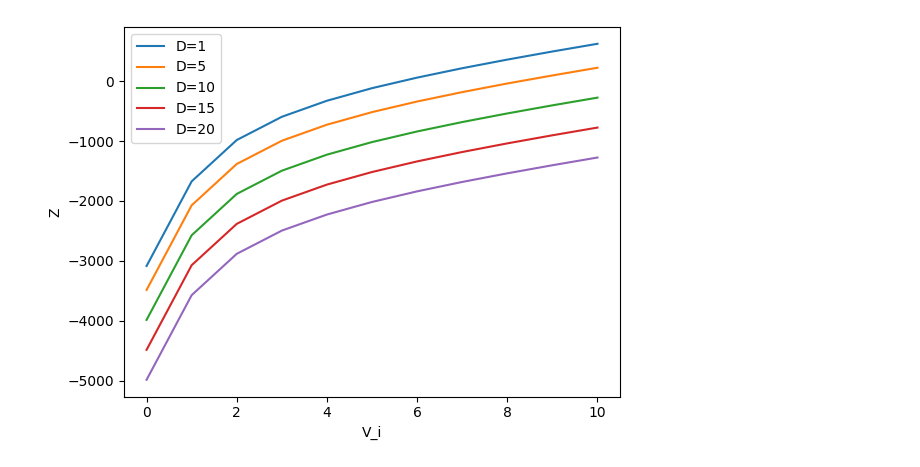
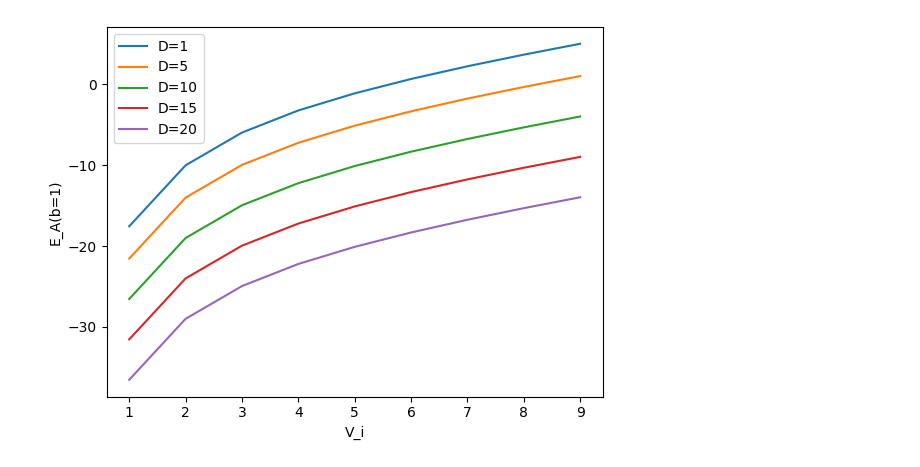
Before and after one commit to PreyeaRegmi/GT, a Jupyter notebook: TSC_Analysis.ipynb, the cells around one changed output. Drawn from its saved outputs; the diff is of its cells as text; code cells hidden in the pictures.

```diff
--- a/TSC_Analysis.ipynb
+++ b/TSC_Analysis.ipynb
@@ -260,42 +268,38 @@ plt.show()
 # %%
 import numpy as np
 import matplotlib.pyplot as plt
 
 # Fig. 12. The impact of Vi and D on the ith target’s benefit.
 
 np.random.seed(42)  # Set seed for reproducibility
 
 u = 200
-Cd = 1
-T = 2
-F = 6
-D_values = [1, 5, 10, 15, 20]
-p0 = 0.3
-p1 = 0.4
+R = 27.1447
+A = 0.0052
 
-X = np.arange(0, 11, 1)
 
-V = 100 * np.random.rand(100)
-R = 60 * np.random.rand(100)
-A = 0.01 * np.random.rand(100)
+Fi = defaultdict(list)
+Ei = defaultdict(list)
 
-sum1 = np.zeros(100)
-Y = np.zeros_like(X)
+# Define realistic ranges for the variables
+D_range = [1,5, 10, 15, 20]  # Updated range for B
+V_Range = range(1,10,1) # Updated range for B
 
+for D in D_range:
+    for V in V_Range:
+        sum1 = V - D - (1 - np.exp(-1 * u * A / V)) * R
+        Fi[D].append(V)
+        Ei[D].append(sum1)
+
+# Plotting
 fig, ax = plt.subplots()
 
-for D in D_values:
-    for ii in range(len(X)):
-        for i in range(100):
-            sum1[i] = X[ii] - D - (1 - np.exp(-1 * u * A[i] / X[ii])) * R[i]
-
-        Y[ii] = np.sum(sum1)
-
-    ax.plot(X, Y, label=f'D={D}')
+for F, values in Ei.items():
+    ax.plot(Fi[F], values, label=f'D={F}')
 
 ax.set_xlabel('V_i')
-ax.set_ylabel('Z')
+ax.set_ylabel('E_A(b=1)')
 ax.legend()
 plt.show()
 # %% [output]
-[figure, old version]
+[figure, new version]
```
Also changed, not shown: parts of 9 cells of this notebook.
